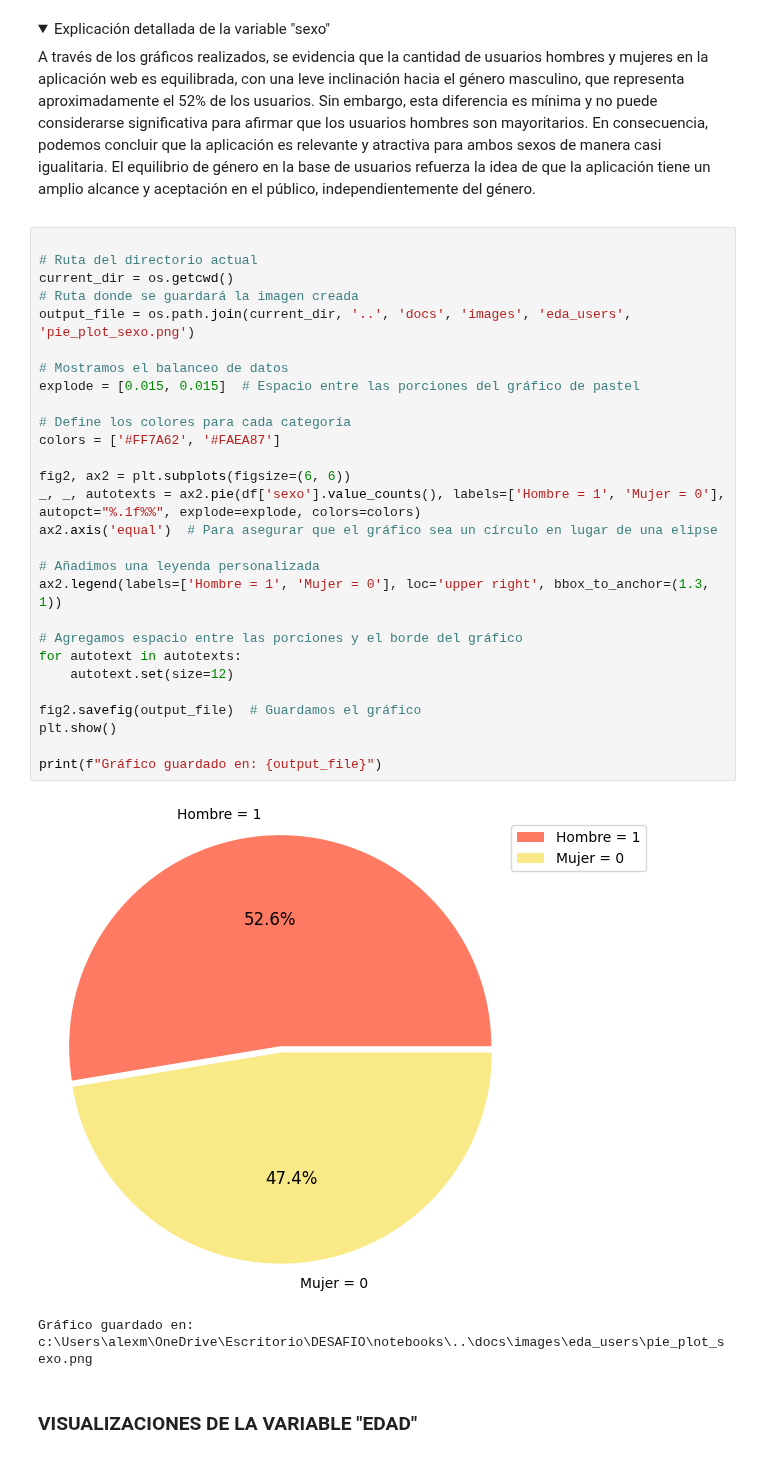
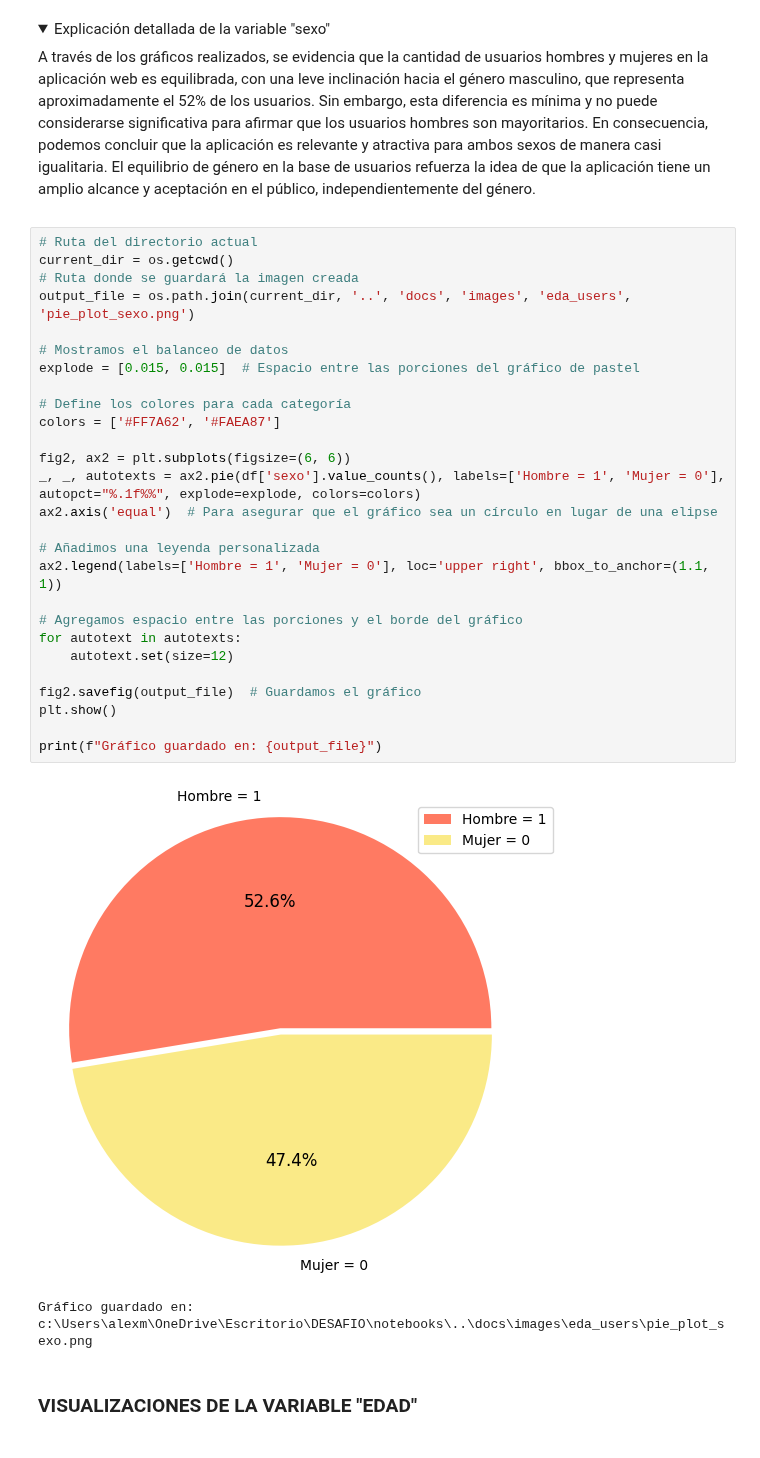
Before and after one commit to AlexCapis/HEATY---Aplicacion-Web-para-Olas-de-Calor, a Jupyter notebook: notebooks/eda_users.ipynb, the cells around one changed output. Saved outputs shown, nothing was run; the diff lists cells and outputs as text; folded sections open.

```diff
--- a/notebooks/eda_users.ipynb
+++ b/notebooks/eda_users.ipynb
@@ -422,35 +449,34 @@ A través de los gráficos realizados, se evidencia que la cantidad de usuarios
 </p>
 </details>
 # %%
-
 # Ruta del directorio actual
 current_dir = os.getcwd()
 # Ruta donde se guardará la imagen creada
 output_file = os.path.join(current_dir, '..', 'docs', 'images', 'eda_users', 'pie_plot_sexo.png')
 
 # Mostramos el balanceo de datos
 explode = [0.015, 0.015]  # Espacio entre las porciones del gráfico de pastel
 
 # Define los colores para cada categoría
 colors = ['#FF7A62', '#FAEA87']
 
 fig2, ax2 = plt.subplots(figsize=(6, 6))
 _, _, autotexts = ax2.pie(df['sexo'].value_counts(), labels=['Hombre = 1', 'Mujer = 0'], autopct="%.1f%%", explode=explode, colors=colors)
 ax2.axis('equal')  # Para asegurar que el gráfico sea un círculo en lugar de una elipse
 
 # Añadimos una leyenda personalizada
-ax2.legend(labels=['Hombre = 1', 'Mujer = 0'], loc='upper right', bbox_to_anchor=(1.3, 1))
+ax2.legend(labels=['Hombre = 1', 'Mujer = 0'], loc='upper right', bbox_to_anchor=(1.1, 1))
 
 # Agregamos espacio entre las porciones y el borde del gráfico
 for autotext in autotexts:
     autotext.set(size=12)
 
 fig2.savefig(output_file)  # Guardamos el gráfico
 plt.show()
 
 print(f"Gráfico guardado en: {output_file}")
 # %% [output]
-[figure, old version]
+[figure, new version]
 Gráfico guardado en: c:\Users\alexm\OneDrive\Escritorio\DESAFIO\notebooks\..\docs\images\eda_users\pie_plot_sexo.png
 # %% [markdown]
 ### VISUALIZACIONES DE LA VARIABLE "EDAD"
```
Also changed, not shown: parts of 10 cells of this notebook, 10 other files.
